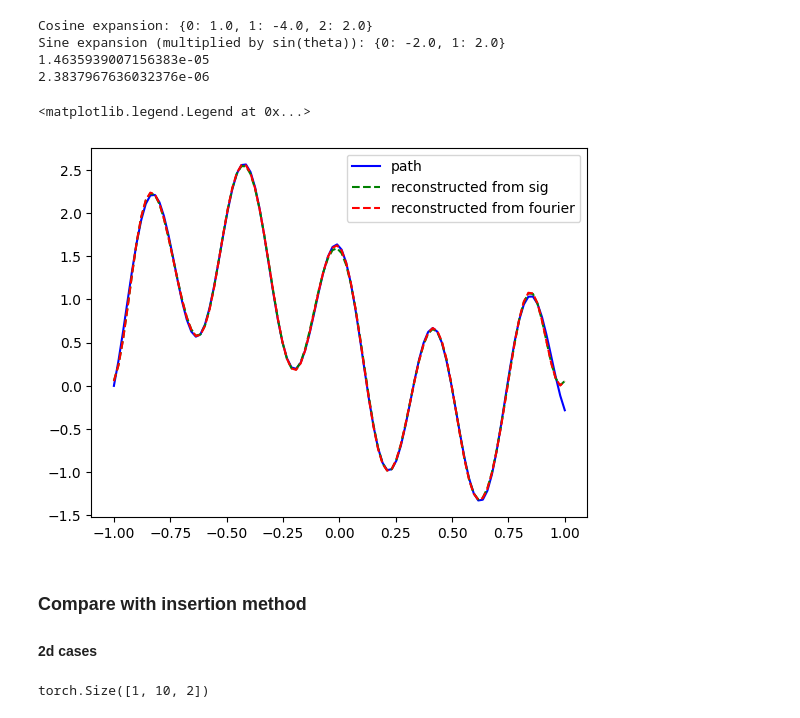
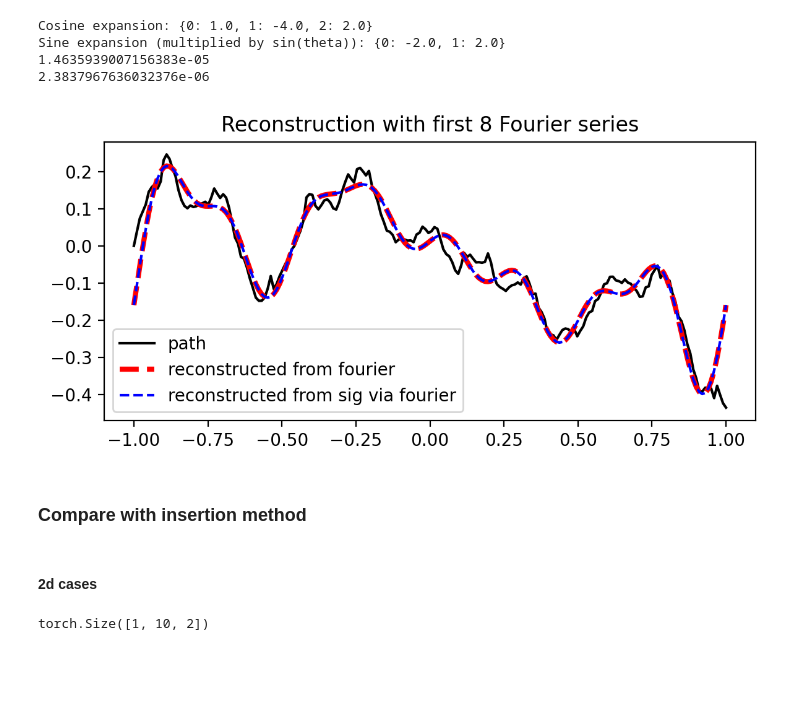
Before and after one commit to Zhuoyue-Huang/M3R-signature-inversion, a Jupyter notebook: siginversion_demo.ipynb, the cells around one changed output. Drawn from its saved outputs; the diff is of its cells as text; code cells hidden in the pictures; blank space fills up the shorter version.

Commit message:
add figures for better presentation

```diff
--- a/siginversion_demo.ipynb
+++ b/siginversion_demo.ipynb
@@ -192,3 +192,15 @@ plt.title(f'Reconstruction with first {N} shifted Legendre polynomials')
 plt.tight_layout()
 # %% [output]
 [figure]
+# %%
+N = 8
+# path_fbm = fbm_generator(1, len(t_grid), hurst=0.75)[0]
+rec = inv1.path2path(t_grid, path_fbm, N)
+plt.figure(figsize=(6, 3), dpi=200)
+plt.plot(t_grid, path_fbm, label='path', c='black')
+plt.plot(t_grid, inv1.poly_class.path_eval(t_grid, path_fbm, N), label='reconstructed from poly', c='red', linestyle='--', linewidth=3)
+plt.plot(t_grid, rec, label='reconstructed from sig via poly', c='b', linestyle='--')
+plt.legend()
+plt.title(f'Reconstruction with first {N} Legendre polynomials')
+plt.tight_layout()
+plt.savefig("ortho_recon.jpg")
@@ -324,24 +338,30 @@ def sig(t_grid, path, N):
     path_aug_time = np.c_[t_grid, np.cos(2*np.pi*t_grid/P), np.sin(2*np.pi*t_grid/P), path]
     return signature_of_path_iisignature(path_aug_time, N+2)
 # %%
-N = 10
+N = 8
+t_grid = np.linspace(-1, 1, 200)
 P = t_grid[-1] - t_grid[0]
 path = example_path(t_grid)
-recon_path = fourier2sig(sig(t_grid, path, N), N, t_grid, P, t_grid[0])
+# path = fbm_generator(1, len(t_grid), hurst=0.75)[0]
+recon_path = fourier2sig(sig(t_grid, path_fbm, N), N, t_grid, P, t_grid[0])
 # %%
-a_arr = a(t_grid, path, N)
-b_arr = b(t_grid, path, N)
-plt.plot(t_grid, example_path(t_grid), label='path', c='blue')
-plt.plot(t_grid, recon_path, label='reconstructed from sig', c='g', linestyle='--')
+a_arr = a(t_grid, path_fbm, N)
+b_arr = b(t_grid, path_fbm, N)
+plt.figure(figsize=(6, 3), dpi=200)
+plt.plot(t_grid, path_fbm, label='path', c='black')
 plt.plot(t_grid, np.sum([a_arr[n]*np.cos(2*np.pi*n*t_grid/P)+
-                         b_arr[n]*np.sin(2*np.pi*n*t_grid/P) for n in range(N+1)], axis=0), label='reconstructed from fourier', c='red', linestyle='--')
+                         b_arr[n]*np.sin(2*np.pi*n*t_grid/P) for n in range(N+1)], axis=0), label='reconstructed from fourier', c='red', linestyle='--', linewidth=3)
+plt.plot(t_grid, recon_path, label='reconstructed from sig via fourier', c='b', linestyle='--')
 plt.legend()
+plt.title(f'Reconstruction with first {N} Fourier series')
+plt.tight_layout()
+# plt.savefig("fourier_recon.jpg")
 # %% [output]
-<matplotlib.legend.Legend at 0x...>
-[figure, old version]
+[figure, new version]
 # %% [markdown]
 ### Compare with insertion method
-#### 2d cases
+# %% [markdown]
+#### 2d cases
 # %%
 ## Insertion
 # Create a path consisting in a half circle
```
Also changed, not shown: parts of 12 cells of this notebook.
